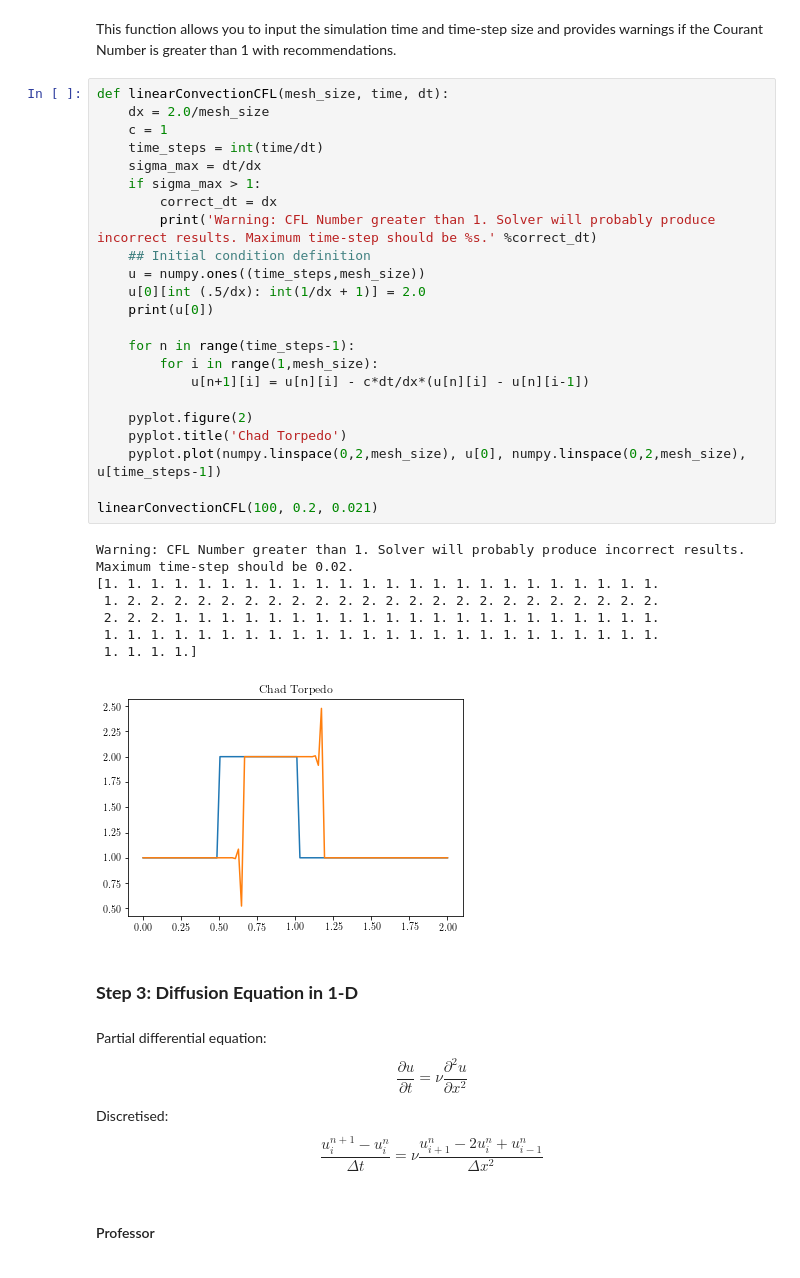
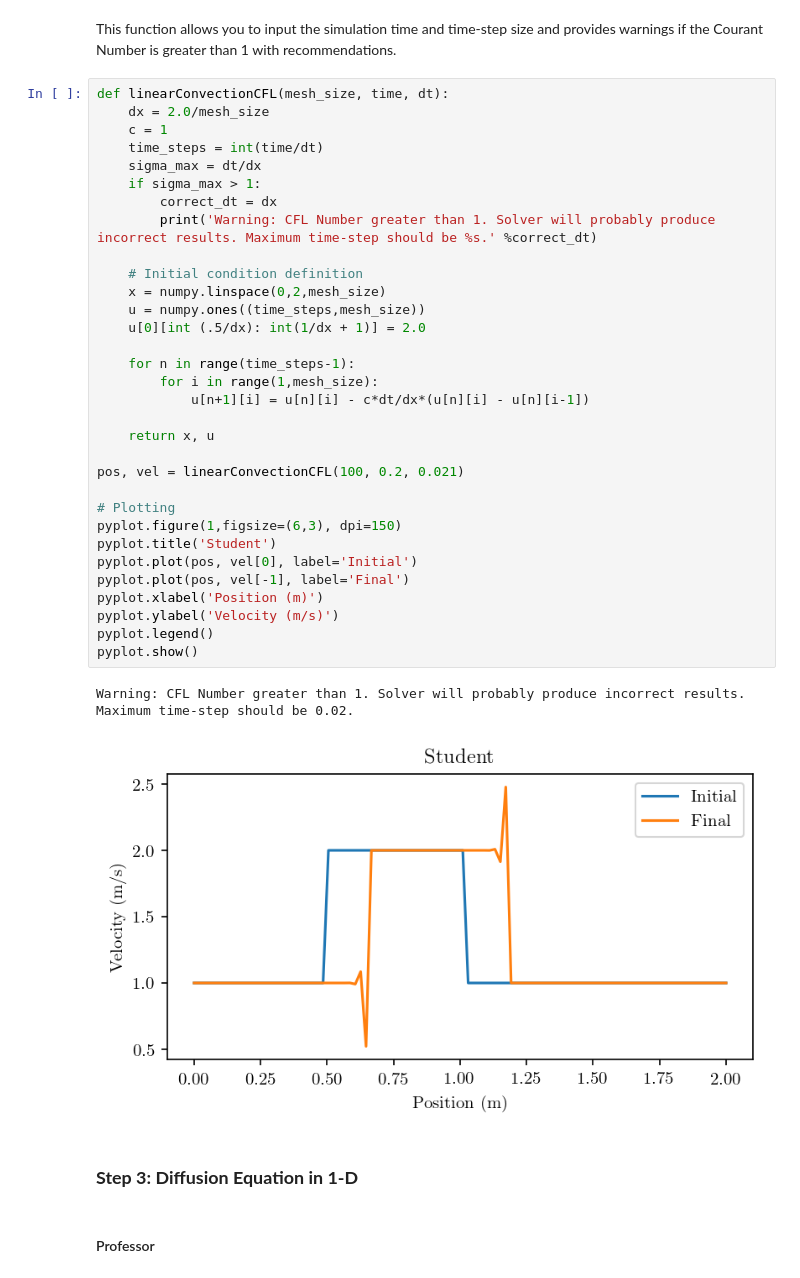
Before and after one commit to GodotMisogi/CFDCodes, a Jupyter notebook: CFDPython.ipynb, the cells around one changed output. Cells and saved outputs as stored; diff of their text form.

```diff
--- a/CFDPython.ipynb
+++ b/CFDPython.ipynb
@@ -186,39 +182,39 @@ This function allows you to input the simulation time and time-step size and pro
 # %%
 def linearConvectionCFL(mesh_size, time, dt):
     dx = 2.0/mesh_size
     c = 1
     time_steps = int(time/dt)
     sigma_max = dt/dx
     if sigma_max > 1:
         correct_dt = dx
         print('Warning: CFL Number greater than 1. Solver will probably produce incorrect results. Maximum time-step should be %s.' %correct_dt)
-    ## Initial condition definition
+
+    # Initial condition definition
+    x = numpy.linspace(0,2,mesh_size)
     u = numpy.ones((time_steps,mesh_size))
     u[0][int (.5/dx): int(1/dx + 1)] = 2.0
-    print(u[0])
 
     for n in range(time_steps-1):
         for i in range(1,mesh_size):
             u[n+1][i] = u[n][i] - c*dt/dx*(u[n][i] - u[n][i-1])
 
-    pyplot.figure(2)
-    pyplot.title('Chad Torpedo')
-    pyplot.plot(numpy.linspace(0,2,mesh_size), u[0], numpy.linspace(0,2,mesh_size), u[time_steps-1])
+    return x, u
 
-linearConvectionCFL(100, 0.2, 0.021)
+pos, vel = linearConvectionCFL(100, 0.2, 0.021)
+
+# Plotting
+pyplot.figure(1,figsize=(6,3), dpi=150)
+pyplot.title('Student')
+pyplot.plot(pos, vel[0], label='Initial')
+pyplot.plot(pos, vel[-1], label='Final')
+pyplot.xlabel('Position (m)')
+pyplot.ylabel('Velocity (m/s)')
+pyplot.legend()
+pyplot.show()
 # %% [output]
 Warning: CFL Number greater than 1. Solver will probably produce incorrect results. Maximum time-step should be 0.02.
-[1. 1. 1. 1. 1. 1. 1. 1. 1. 1. 1. 1. 1. 1. 1. 1. 1. 1. 1. 1. 1. 1. 1. 1.
- 1. 2. 2. 2. 2. 2. 2. 2. 2. 2. 2. 2. 2. 2. 2. 2. 2. 2. 2. 2. 2. 2. 2. 2.
- 2. 2. 2. 1. 1. 1. 1. 1. 1. 1. 1. 1. 1. 1. 1. 1. 1. 1. 1. 1. 1. 1. 1. 1.
- 1. 1. 1. 1. 1. 1. 1. 1. 1. 1. 1. 1. 1. 1. 1. 1. 1. 1. 1. 1. 1. 1. 1. 1.
- 1. 1. 1. 1.]
-[figure, old version]
+[figure, new version]
 # %% [markdown]
 ### **Step 3: Diffusion Equation in 1-D**
-# %% [markdown]
-Partial differential equation: $$ \frac{\partial u}{\partial t} = \nu \frac{\partial^2 u}{\partial x^2} $$
-
-Discretised: $$ \frac{u^{n+1}_i - u^n_i}{\Delta t} = \nu\frac{u^n_{i+1} - 2u^n_i + u^n_{i-1}}{\Delta x^2} $$
 # %% [markdown]
 #### Professor
```
Also changed, not shown: parts of 43 cells of this notebook, 19 other files.
